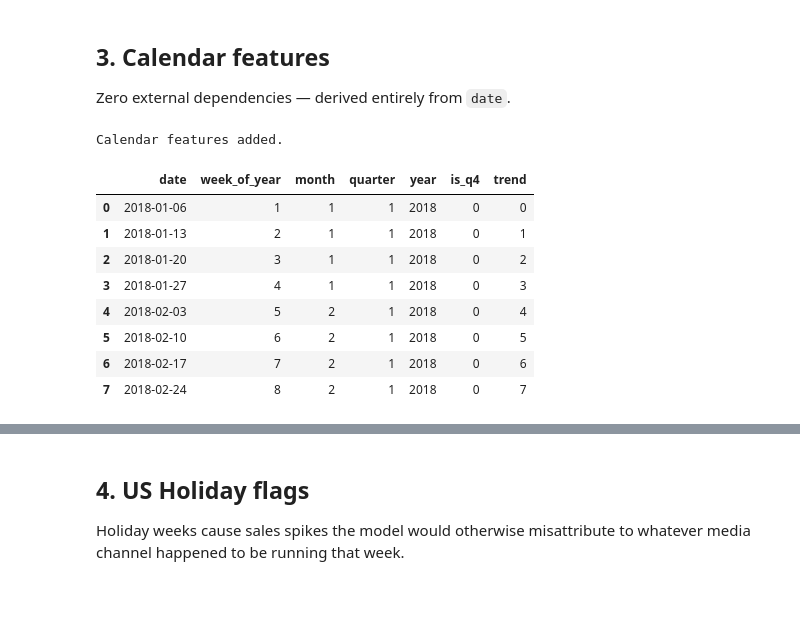
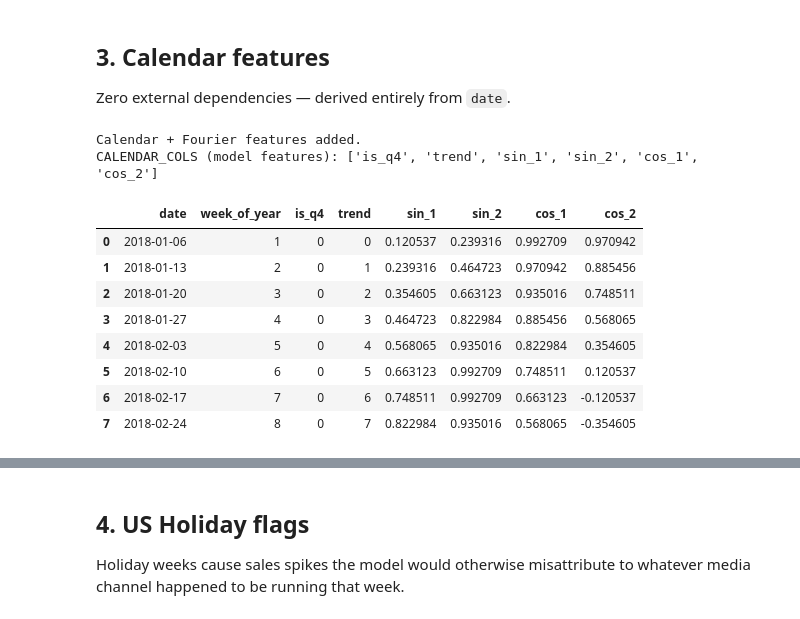
Before and after one commit to Sparsh22jn/bayesian-mmm, a Jupyter notebook: notebooks/01_eda.ipynb, the cells around one changed output, grey strips where cells are left out. Cells and saved outputs as stored; diff of their text form; code cells hidden in the pictures.

```diff
--- a/notebooks/01_eda.ipynb
+++ b/notebooks/01_eda.ipynb
@@ -135,23 +135,39 @@ Zero external dependencies — derived entirely from `date`.
 # %%
 df = raw.copy()
 
+# Raw calendar — kept in df for EDA plots and for computing Fourier terms
 df['week_of_year'] = df['date'].dt.isocalendar().week.astype(int)
 df['month']        = df['date'].dt.month
 df['quarter']      = df['date'].dt.quarter
 df['year']         = df['date'].dt.year
 df['is_q4']        = (df['quarter'] == 4).astype(int)
 df['trend']        = ((df['date'] - df['date'].min()).dt.days // 7).astype(int)
 
-print('Calendar features added.')
-df[['date','week_of_year','month','quarter','year','is_q4','trend']].drop_duplicates('date').head(8)
+# Fourier seasonality terms — replace raw week_of_year in the model
+# K=2 gives 4 terms: captures the fundamental annual cycle + semi-annual harmonic
+# Much better than a raw integer because the model learns a smooth curve,
+# not 52 independent week levels.
+K = 2
+for k in range(1, K + 1):
+    df[f'sin_{k}'] = np.sin(2 * np.pi * k * df['week_of_year'] / 52)
+    df[f'cos_{k}'] = np.cos(2 * np.pi * k * df['week_of_year'] / 52)
+
+FOURIER_COLS  = [f'sin_{k}' for k in range(1, K+1)] + [f'cos_{k}' for k in range(1, K+1)]
+# week_of_year / month / quarter stay in df for visualisation but are NOT model features
+CALENDAR_COLS = ['is_q4', 'trend'] + FOURIER_COLS
+
+print('Calendar + Fourier features added.')
+print('CALENDAR_COLS (model features):', CALENDAR_COLS)
+df[['date', 'week_of_year', 'is_q4', 'trend'] + FOURIER_COLS].drop_duplicates('date').head(8)
 # %% [output]
-Calendar features added.
+Calendar + Fourier features added.
+CALENDAR_COLS (model features): ['is_q4', 'trend', 'sin_1', 'sin_2', 'cos_1', 'cos_2']
-|  | date | week_of_year | month | quarter | year | is_q4 | trend |
-| 0 | 2018-01-06 | 1 | 1 | 1 | 2018 | 0 | 0 |
-| 1 | 2018-01-13 | 2 | 1 | 1 | 2018 | 0 | 1 |
-| 2 | 2018-01-20 | 3 | 1 | 1 | 2018 | 0 | 2 |
-| 3 | 2018-01-27 | 4 | 1 | 1 | 2018 | 0 | 3 |
-| 4 | 2018-02-03 | 5 | 2 | 1 | 2018 | 0 | 4 |
-| 5 | 2018-02-10 | 6 | 2 | 1 | 2018 | 0 | 5 |
-| 6 | 2018-02-17 | 7 | 2 | 1 | 2018 | 0 | 6 |
-| 7 | 2018-02-24 | 8 | 2 | 1 | 2018 | 0 | 7 |
+|  | date | week_of_year | is_q4 | trend | sin_1 | sin_2 | cos_1 | cos_2 |
+| 0 | 2018-01-06 | 1 | 0 | 0 | 0.120537 | 0.239316 | 0.992709 | 0.970942 |
+| 1 | 2018-01-13 | 2 | 0 | 1 | 0.239316 | 0.464723 | 0.970942 | 0.885456 |
+| 2 | 2018-01-20 | 3 | 0 | 2 | 0.354605 | 0.663123 | 0.935016 | 0.748511 |
+| 3 | 2018-01-27 | 4 | 0 | 3 | 0.464723 | 0.822984 | 0.885456 | 0.568065 |
+| 4 | 2018-02-03 | 5 | 0 | 4 | 0.568065 | 0.935016 | 0.822984 | 0.354605 |
+| 5 | 2018-02-10 | 6 | 0 | 5 | 0.663123 | 0.992709 | 0.748511 | 0.120537 |
+| 6 | 2018-02-17 | 7 | 0 | 6 | 0.748511 | 0.992709 | 0.663123 | -0.120537 |
+| 7 | 2018-02-24 | 8 | 0 | 7 | 0.822984 | 0.935016 | 0.568065 | -0.354605 |
```
Also changed, not shown: parts of 7 cells of this notebook.
